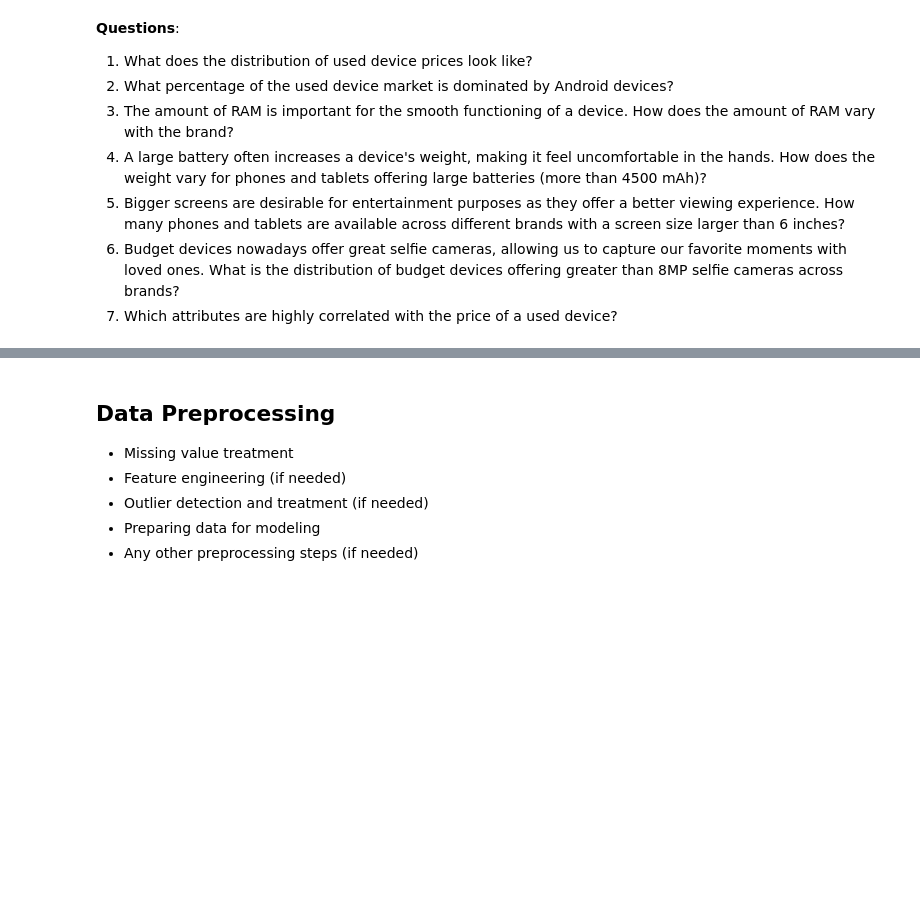
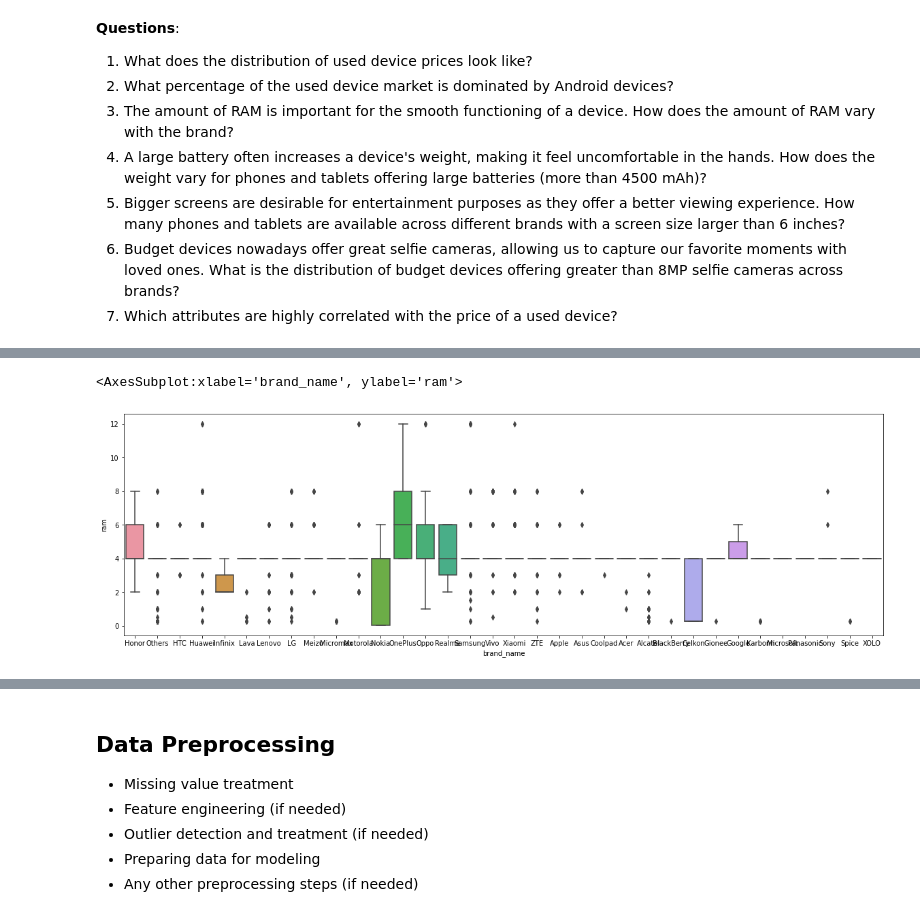
Before and after one commit to arifmujib/Business-Analysis, a Jupyter notebook: Supervised Learning/W4/SLF_Project_LearnerNotebook_FullCode.ipynb, the cells around one changed output, grey strips where cells are left out. Drawn from its saved outputs; the diff is of its cells as text; code cells hidden in the pictures; blank space fills up the shorter version.

```diff
--- a/Supervised Learning/W4/SLF_Project_LearnerNotebook_FullCode.ipynb
+++ b/Supervised Learning/W4/SLF_Project_LearnerNotebook_FullCode.ipynb
@@ -61,0 +149,6 @@ The data contains the different attributes of used/refurbished phones and tablet
+# %%
+plt.figure(figsize=(20,6))
+sns.boxplot(data=data, y='ram',x='brand_name')
+# %% [output]
+<AxesSubplot:xlabel='brand_name', ylabel='ram'>
+[figure, added]
```
Also changed, not shown: parts of 8 cells of this notebook, 5 other files.
